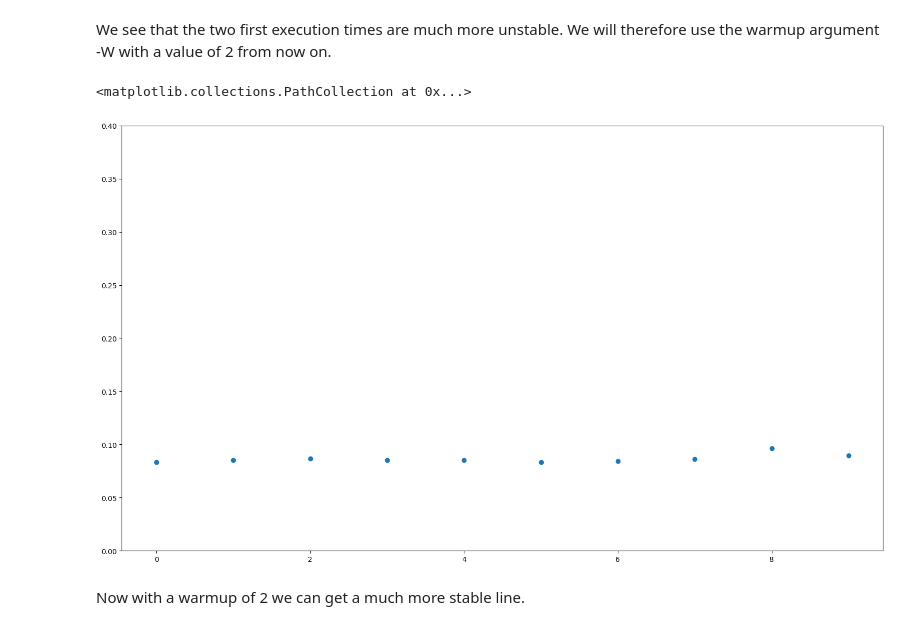
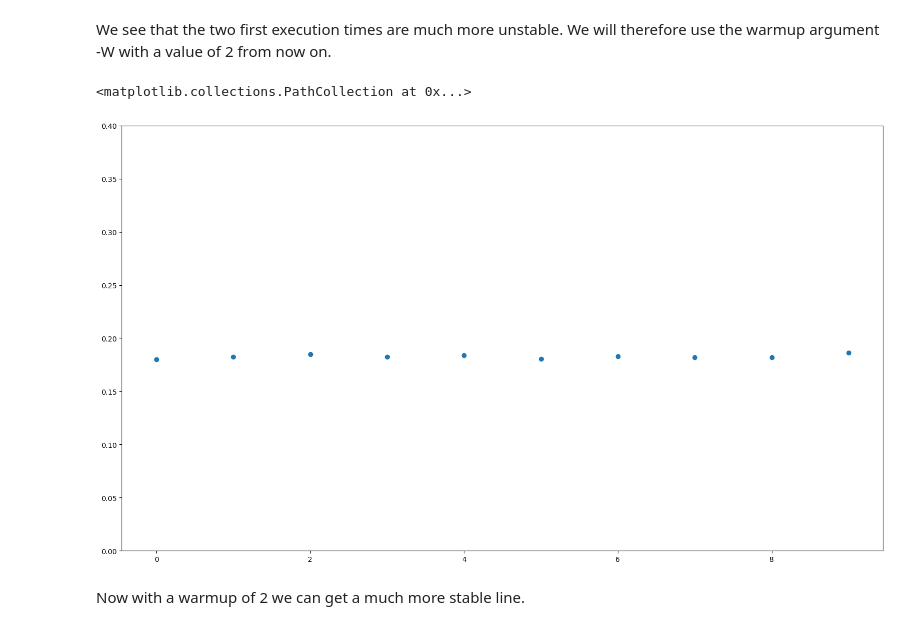
Before and after one commit to LarsRefsgaard/Mandatory1-02158, a Jupyter notebook: Graphs.ipynb, the cells around one changed output. Saved outputs shown, nothing was run; the diff lists cells and outputs as text; code cells hidden in the pictures.

```diff
--- a/Graphs.ipynb
+++ b/Graphs.ipynb
@@ -1,6 +1,7 @@
 # %% [markdown]
 # Problem 1: time variations
 # %%
+import matplotlib.pyplot as plt
 import re
 
 def extract_single_task_times_from_file(file_path):
@@ -8,7 +9,7 @@ def extract_single_task_times_from_file(file_path):
     with open(file_path, 'r') as file:
         for line in file:
             # Use regular expression to find lines with times
-            match = re.search(r'Single task: Run no\.  \d+: (\d+) occurrences found in (\d+,\d+) s', line)
+            match = re.search(r'Single task: Run no\.  \d+: (\d+) occurrences found in (\d+[,\.]\d+) s', line)
             if match:
                 time_str = match.group(2)  # Extract the time string
                 # Replace ',' with '.' and convert to float
@@ -21,7 +22,7 @@ def extract_multi_task_times_from_file(file_path):
     with open(file_path, 'r') as file:
         for line in file:
             # Use regular expression to find lines with times
-            match = re.search(r'Using  \d tasks: Run no\.  \d+: (\d+) occurrences found in (\d+,\d+) s', line)
+            match = re.search(r'Using  \d tasks: Run no\.  \d+: (\d+) occurrences found in (\d+[,\.]\d+) s', line)
             if match:
                 time_str = match.group(2)  # Extract the time string
                 # Replace ',' with '.' and convert to float
@@ -60,16 +60,16 @@ ax.scatter(x, genome_y)
 # %% [markdown]
 We see that the two first execution times are much more unstable. We will therefore use the warmup argument -W with a value of 2 from now on.
 # %%
-genome_y = extract_single_task_times_from_file('results/problem1/problem1-3-genome.txt')
-x = range(len(genome_y))
+shakespeare_y = extract_single_task_times_from_file('results/problem1/problem1-2-shakespeare.txt')
+x = range(len(shakespeare_y))
 
 # scatter plot of y vs x, in the resolution 16:9. y should start at 0.0
 fig, ax = plt.subplots(figsize=(19.2, 10.8))
 ax.set_ylim(0, 0.4)
-ax.scatter(x, genome_y)
+ax.scatter(x, shakespeare_y)
 # %% [output]
 <matplotlib.collections.PathCollection at 0x...>
-[figure, old version]
+[figure, new version]
 # %% [markdown]
 Now with a warmup of 2 we can get a much more stable line.
 # %% [markdown]
```
Also changed, not shown: parts of 5 cells of this notebook, 2 other files.
